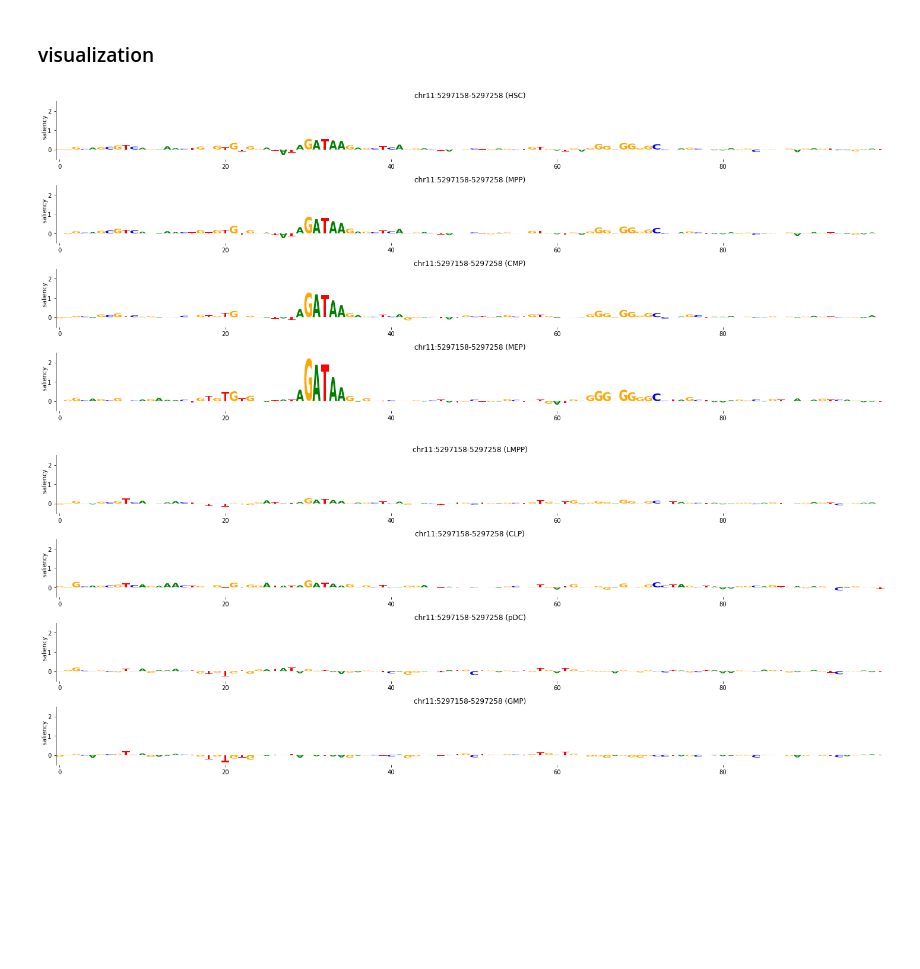
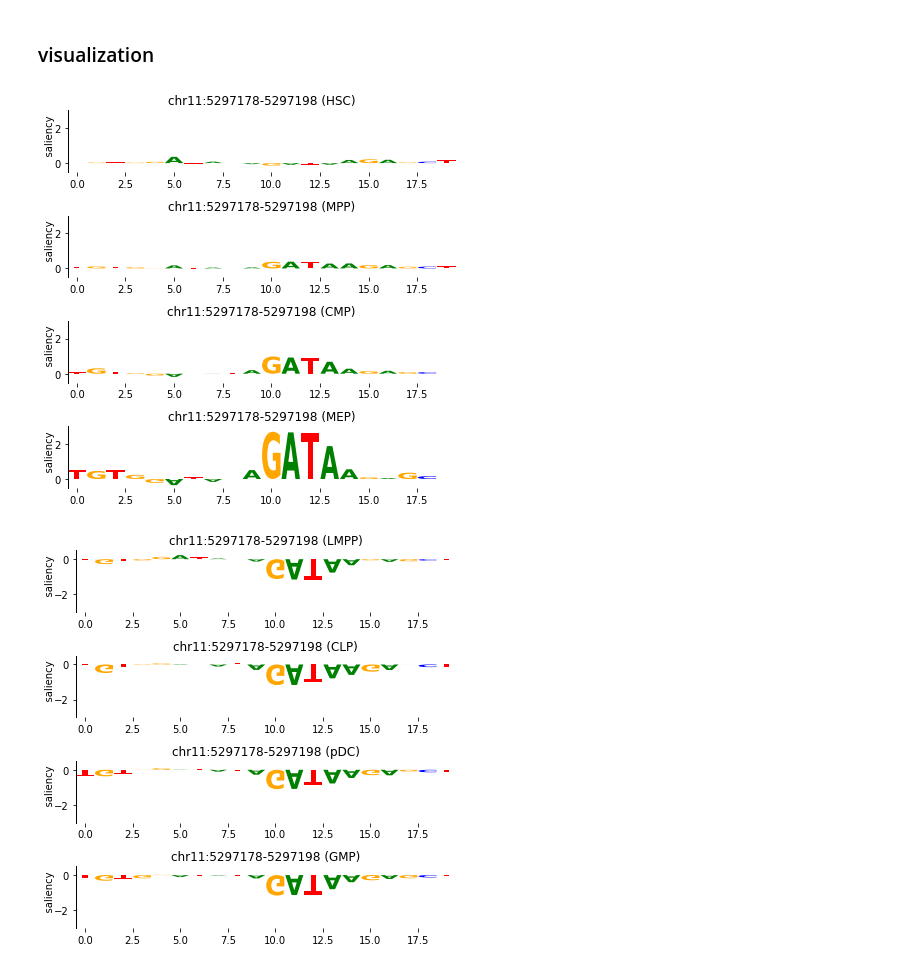
Before and after one commit to calico/scBasset, a Jupyter notebook: examples/ISM/ism.ipynb, the cells around one changed output. Drawn from its saved outputs; the diff is of its cells as text; code cells hidden in the pictures; blank space fills up the shorter version.

```diff
--- a/examples/ISM/ism.ipynb
+++ b/examples/ISM/ism.ipynb
@@ -17,7 +17,7 @@ from scbasset.utils import *
 # %% [markdown]
 ### read the model
 # %%
-ad = anndata.read_h5ad('../../data/downloads/buen_ad.h5ad')
+ad = anndata.read_h5ad('../../data/downloads/buen_ad_sc.h5ad')
 model = make_model(32, ad.shape[0], show_summary=False)
-model.load_weights('../../data/downloads/buen_model.h5')
+model.load_weights('../../data/downloads/buen_model_sc.h5')
 # %% [output]
@@ -27,0 +27,6 @@ To enable them in other operations, rebuild TensorFlow with the appropriate comp
+# %%
+ad.obsm['latent'] = get_cell_embedding(model)
+
+sc.pp.neighbors(ad, use_rep='latent')
+sc.tl.tsne(ad, use_rep='latent', n_jobs=8, random_state=700)
+sc.pl.tsne(ad, color='label')
@@ -29,7 +36,7 @@ To enable them in other operations, rebuild TensorFlow with the appropriate comp
 ### test data
 # %%
 seqs_dna, seqs_coords = make_bed_seqs('../../data/lcr.bed',
-                                      fasta_file='/home/yuanh/genomes/hg19/hg19.fa',
+                                      fasta_file='/home/yuanh/programs/genomes/hg19/hg19.fa',
                                       seq_len=1344)
 seq_ref_1hot = dna_1hot(seqs_dna[0])
 # %% [markdown]
@@ -57,40 +65,38 @@ def plot_logo(m, ymin, ymax, ax, title):
 ct = ad.obs['label'].cat.categories
 a = np.load('ism.npy')
 seq_ref_1hot = dna_1hot(seqs_dna[0])
+# %%
+ref_scores = np.repeat(seq_ref_1hot[np.newaxis,:,:], a.shape[0], axis=0) * (a - np.repeat(a.mean(axis=2)[:,:,np.newaxis], 4, axis=2))
+tmp = ref_scores - np.repeat(ref_scores.mean(axis=0)[np.newaxis,:,:], a.shape[0], axis=0)
 # %%
-f, axs = plt.subplots(nrows=4, figsize=(20, 8))
+f, axs = plt.subplots(nrows=4, figsize=(6, 6))
 cts = ['HSC','MPP','CMP','MEP']
 for i in range(4):
     # aggregate cells
     cells = np.where((ad.obs['label']==cts[i]))[0]
-    agg_profile = a[cells,:,:].mean(axis=0)
     # normalize
-    profile_norm = agg_profile - np.repeat(agg_profile.mean(axis=1)[:,np.newaxis], 4, axis=1)
-    # plot
-    toplot = pd.DataFrame(seq_ref_1hot * profile_norm, columns = ['A', 'C', 'G', 'T'])
-    toplot = toplot.iloc[720:820,:]
+    toplot = pd.DataFrame(tmp[cells,:].mean(axis=0), columns = ['A', 'C', 'G', 'T'])
+    toplot = toplot.iloc[740:760,:]
     toplot.index = np.arange(toplot.shape[0])
-    plot_logo(toplot, -0.5, 2.5, axs[i], '%s:%d-%d (%s)'%(seqs_coords[0][0],seqs_coords[0][1]+720, seqs_coords[0][1]+820, cts[i]))
+    plot_logo(toplot, -0.5, 3, axs[i], '%s:%d-%d (%s)'%(seqs_coords[0][0],seqs_coords[0][1]+740, seqs_coords[0][1]+760, cts[i]))
 
 f.tight_layout()
 #f.savefig('mep_lineage.pdf')
 # %% [output]
-[figure, old version]
+[figure, new version]
 # %%
-f, axs = plt.subplots(nrows=4, figsize=(20, 8))
+f, axs = plt.subplots(nrows=4, figsize=(6, 6))
 cts = ['LMPP','CLP','pDC','GMP']
 for i in range(4):
     # aggregate cells
     cells = np.where((ad.obs['label']==cts[i]))[0]
-    agg_profile = a[cells,:,:].mean(axis=0)
     # normalize
-    profile_norm = agg_profile - np.repeat(agg_profile.mean(axis=1)[:,np.newaxis], 4, axis=1)
-    # plot
-    toplot = pd.DataFrame(seq_ref_1hot * profile_norm, columns = ['A', 'C', 'G', 'T'])
-    toplot = toplot.iloc[720:820,:]
+    toplot = pd.DataFrame(tmp[cells,:].mean(axis=0), columns = ['A', 'C', 'G', 'T'])
+    toplot = toplot.iloc[740:760,:]
     toplot.index = np.arange(toplot.shape[0])
-    plot_logo(toplot, -0.5, 2.5, axs[i], '%s:%d-%d (%s)'%(seqs_coords[0][0],seqs_coords[0][1]+720, seqs_coords[0][1]+820, cts[i]))
+    plot_logo(toplot, -3, 0.5, axs[i], '%s:%d-%d (%s)'%(seqs_coords[0][0],seqs_coords[0][1]+740, seqs_coords[0][1]+760, cts[i]))
+
 f.tight_layout()
-#f.savefig('other_lineages.pdf')
+#f.savefig('mep_lineage.pdf')
 # %% [output]
-[figure, old version]
+[figure, new version]
```
Also changed, not shown: parts of 3 cells of this notebook, 4 other files.
